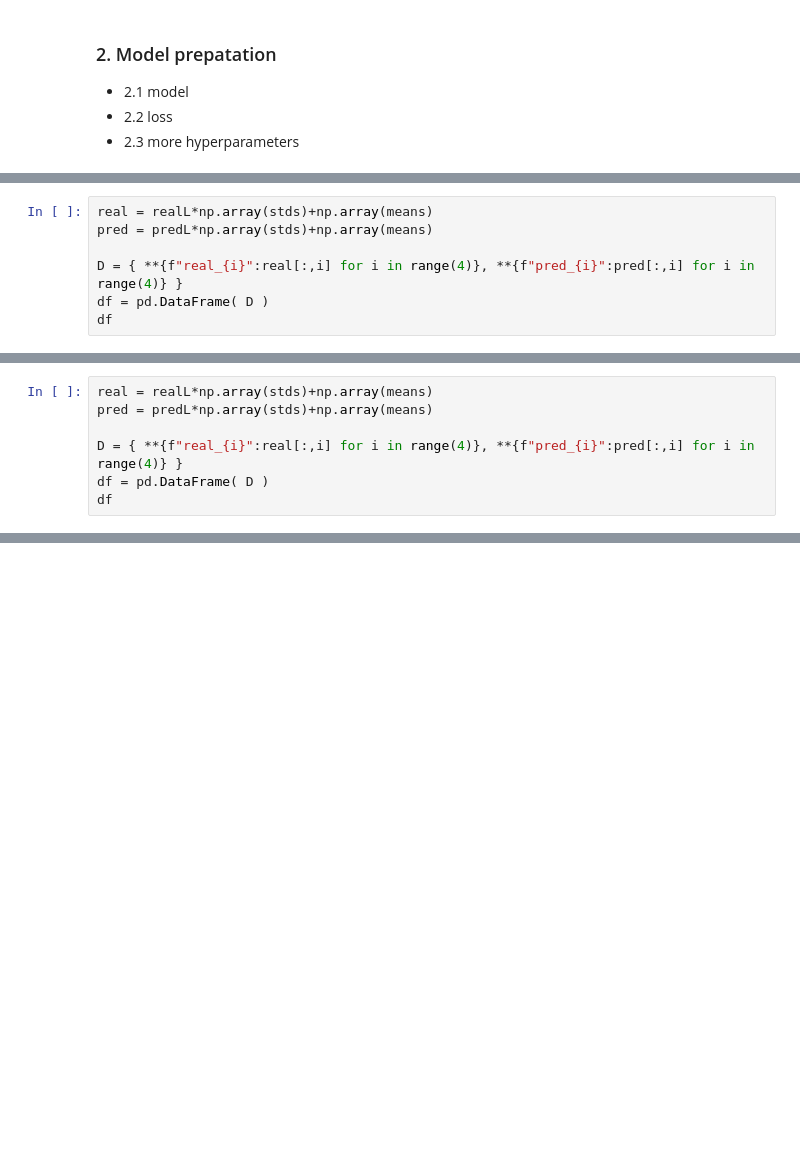
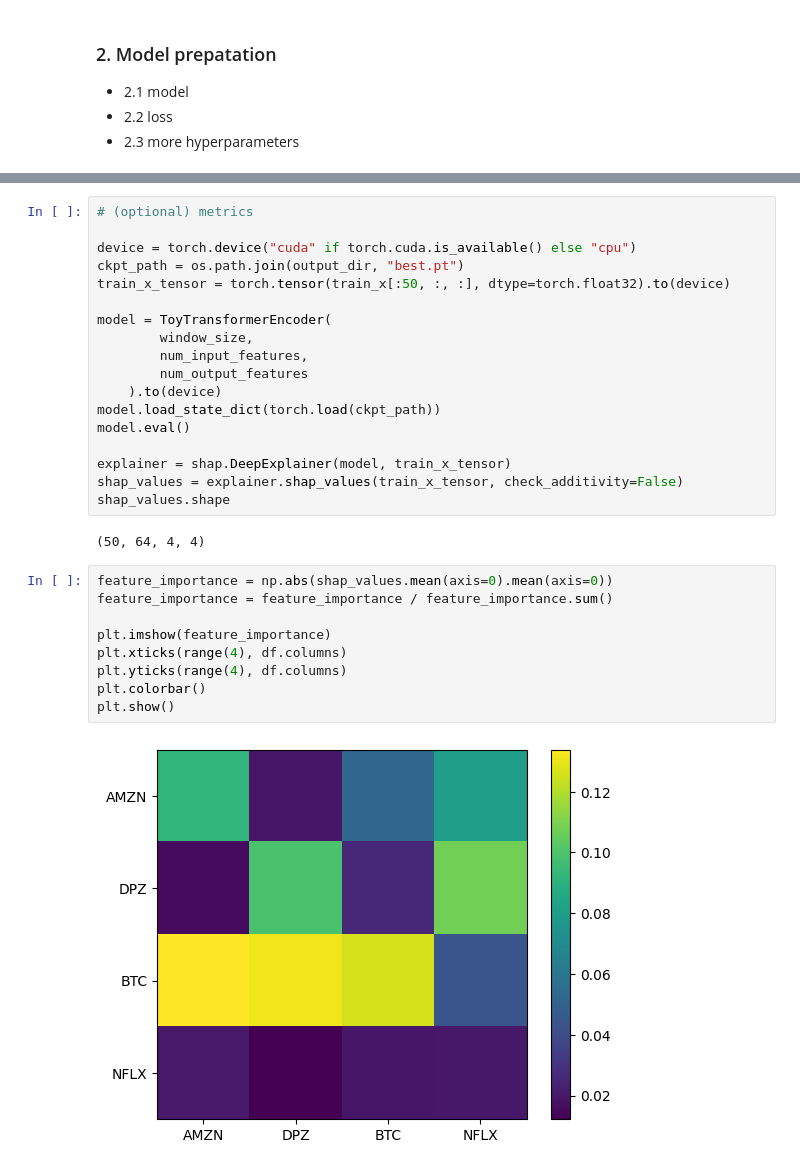
Before and after one commit to bnbsking/Learning-Notes--Tech, a Jupyter notebook: AI/deep_learning/pytorch/toy_models/regression_rnn_stock_price/main.ipynb, the cells around one changed output, grey strips where cells are left out. Drawn from its saved outputs; the diff is of its cells as text; blank space fills up the shorter version.

Commit message:
add rnn transformer

```diff
--- a/AI/deep_learning/pytorch/toy_models/regression_rnn_stock_price/main.ipynb
+++ b/AI/deep_learning/pytorch/toy_models/regression_rnn_stock_price/main.ipynb
@@ -519,7 +563,0 @@ print(realL.shape, predL.shape)
-# %%
-real = realL*np.array(stds)+np.array(means)
-pred = predL*np.array(stds)+np.array(means)
-
-D = { **{f"real_{i}":real[:,i] for i in range(4)}, **{f"pred_{i}":pred[:,i] for i in range(4)} }
-df = pd.DataFrame( D )
-df
@@ -618,7 +563,0 @@ print(realL.shape, predL.shape)
-# %%
-real = realL*np.array(stds)+np.array(means)
-pred = predL*np.array(stds)+np.array(means)
-
-D = { **{f"real_{i}":real[:,i] for i in range(4)}, **{f"pred_{i}":pred[:,i] for i in range(4)} }
-df = pd.DataFrame( D )
-df
@@ -712,0 +564,31 @@ batch=18/18, valLoss=0.0086365
+# %%
+# (optional) metrics
+
+device = torch.device("cuda" if torch.cuda.is_available() else "cpu")
+ckpt_path = os.path.join(output_dir, "best.pt")
+train_x_tensor = torch.tensor(train_x[:50, :, :], dtype=torch.float32).to(device)
+
+model = ToyTransformerEncoder(
+        window_size,
+        num_input_features,
+        num_output_features
+    ).to(device)
+model.load_state_dict(torch.load(ckpt_path))
+model.eval()
+
+explainer = shap.DeepExplainer(model, train_x_tensor)
+shap_values = explainer.shap_values(train_x_tensor, check_additivity=False)
+shap_values.shape
+# %% [output]
+(50, 64, 4, 4)
+# %%
+feature_importance = np.abs(shap_values.mean(axis=0).mean(axis=0))
+feature_importance = feature_importance / feature_importance.sum()
+
+plt.imshow(feature_importance)
+plt.xticks(range(4), df.columns)
+plt.yticks(range(4), df.columns)
+plt.colorbar()
+plt.show()
+# %% [output]
+[figure, added]
```
Also changed, not shown: parts of 29 cells of this notebook, 7 other files.
